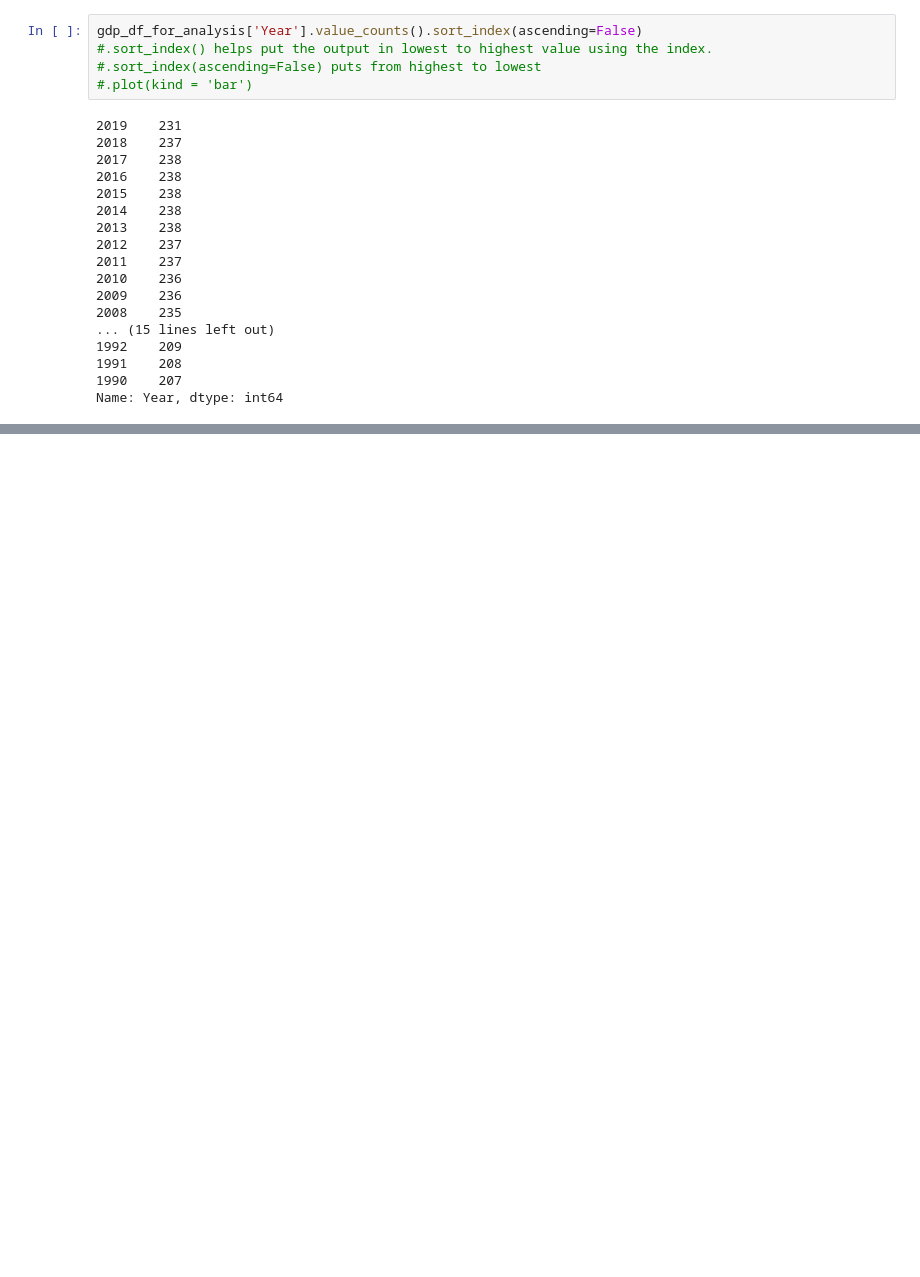
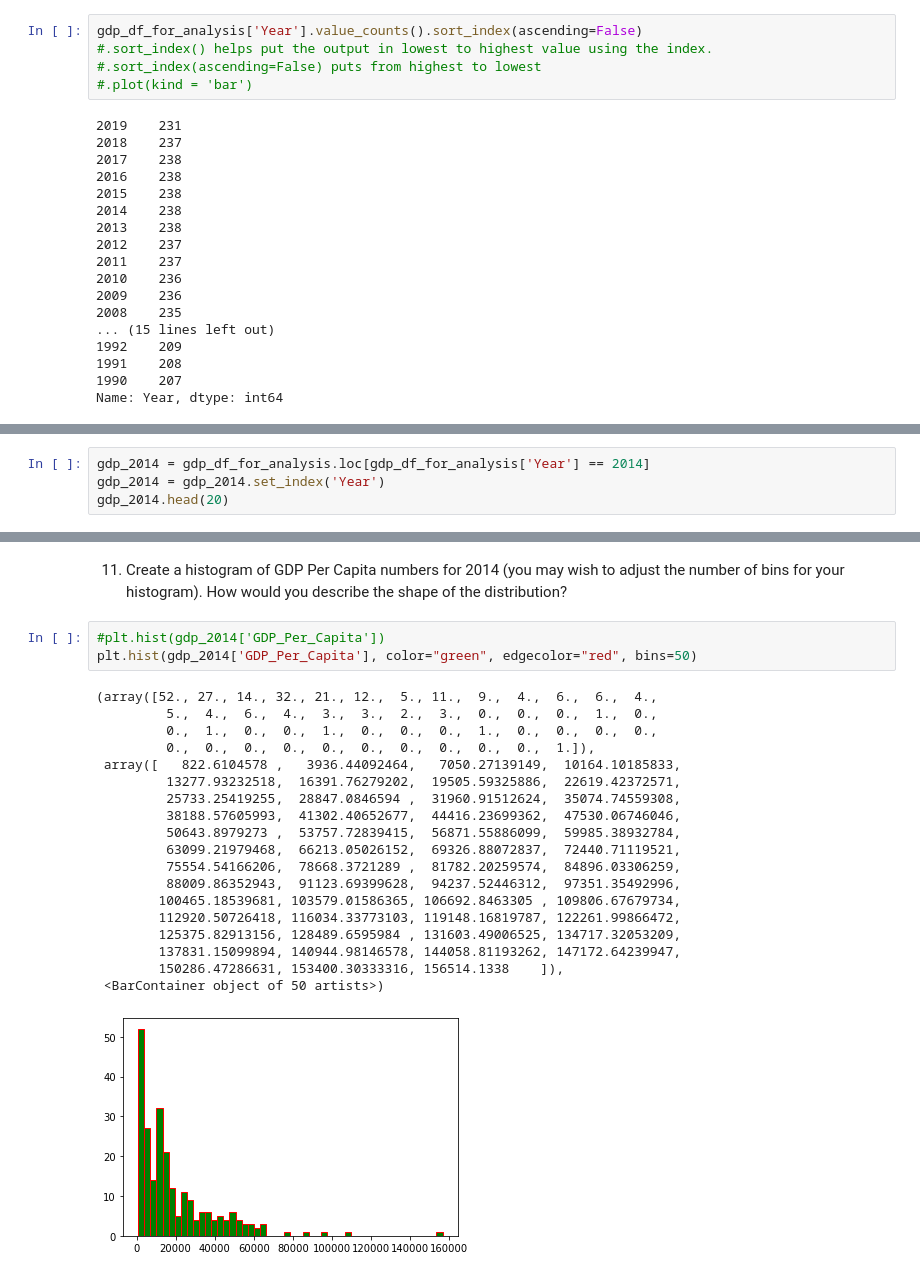
Before and after one commit to nss-data-science-cohort-6/un_data_question-smitamisra, a Jupyter notebook: notebooks/UN_Data_Exploration.ipynb, the cells around one changed output, grey strips where cells are left out. Saved outputs shown, nothing was run; the diff lists cells and outputs as text; blank space fills up the shorter version.

```diff
--- a/notebooks/UN_Data_Exploration.ipynb
+++ b/notebooks/UN_Data_Exploration.ipynb
@@ -318,0 +317,4 @@ gdp_2014 = gdp_df_for_analysis.loc[gdp_df_for_analysis.loc['Year'] == 2014]
+# %%
+gdp_2014 = gdp_df_for_analysis.loc[gdp_df_for_analysis['Year'] == 2014]
+gdp_2014 = gdp_2014.set_index('Year')
+gdp_2014.head(20)
@@ -318,0 +354,25 @@ gdp_2014 = gdp_df_for_analysis.loc[gdp_df_for_analysis.loc['Year'] == 2014]
+# %% [markdown]
+11. Create a histogram of GDP Per Capita numbers for 2014 (you may wish to adjust the number of bins for your histogram). How would you describe the shape of the distribution?
+# %%
+#plt.hist(gdp_2014['GDP_Per_Capita'])
+plt.hist(gdp_2014['GDP_Per_Capita'], color="green", edgecolor="red", bins=50)
+# %% [output]
+(array([52., 27., 14., 32., 21., 12.,  5., 11.,  9.,  4.,  6.,  6.,  4.,
+         5.,  4.,  6.,  4.,  3.,  3.,  2.,  3.,  0.,  0.,  0.,  1.,  0.,
+         0.,  1.,  0.,  0.,  1.,  0.,  0.,  0.,  1.,  0.,  0.,  0.,  0.,
+         0.,  0.,  0.,  0.,  0.,  0.,  0.,  0.,  0.,  0.,  1.]),
+ array([   822.6104578 ,   3936.44092464,   7050.27139149,  10164.10185833,
+         13277.93232518,  16391.76279202,  19505.59325886,  22619.42372571,
+         25733.25419255,  28847.0846594 ,  31960.91512624,  35074.74559308,
+         38188.57605993,  41302.40652677,  44416.23699362,  47530.06746046,
+         50643.8979273 ,  53757.72839415,  56871.55886099,  59985.38932784,
+         63099.21979468,  66213.05026152,  69326.88072837,  72440.71119521,
+         75554.54166206,  78668.3721289 ,  81782.20259574,  84896.03306259,
+         88009.86352943,  91123.69399628,  94237.52446312,  97351.35492996,
+        100465.18539681, 103579.01586365, 106692.8463305 , 109806.67679734,
+        112920.50726418, 116034.33773103, 119148.16819787, 122261.99866472,
+        125375.82913156, 128489.6595984 , 131603.49006525, 134717.32053209,
+        137831.15099894, 140944.98146578, 144058.81193262, 147172.64239947,
+        150286.47286631, 153400.30333316, 156514.1338    ]),
+ <BarContainer object of 50 artists>)
+[figure, added]
```
Also changed, not shown: parts of 27 cells of this notebook.
